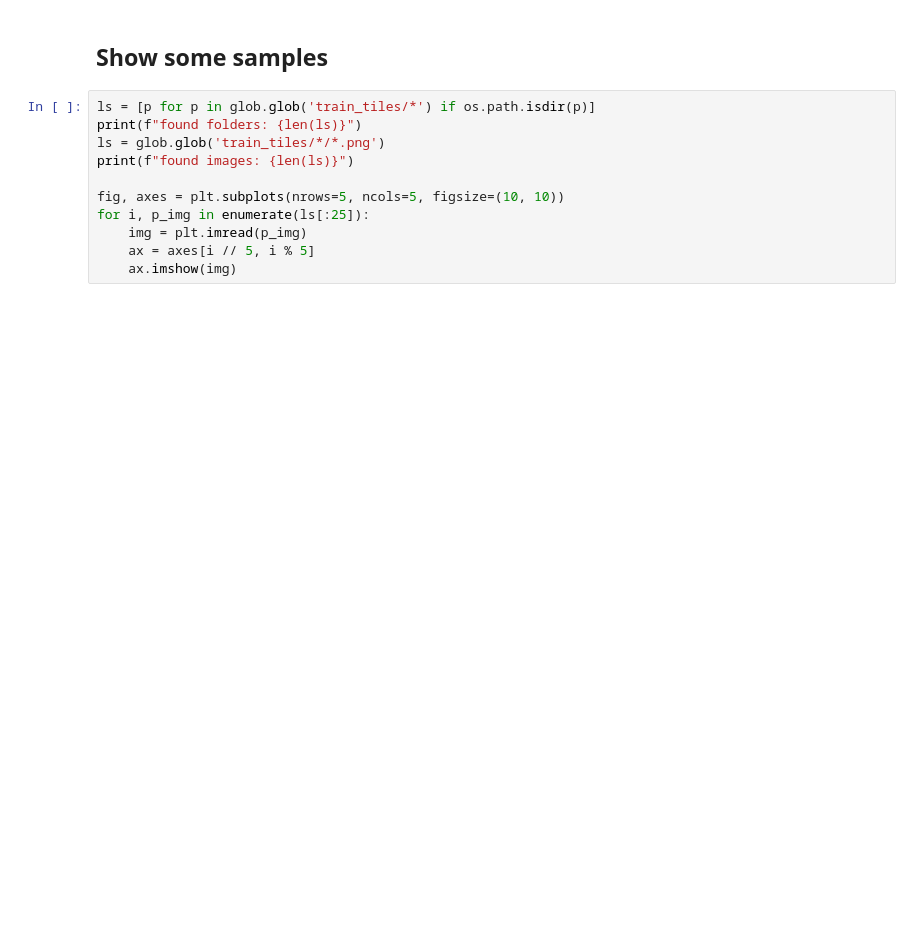
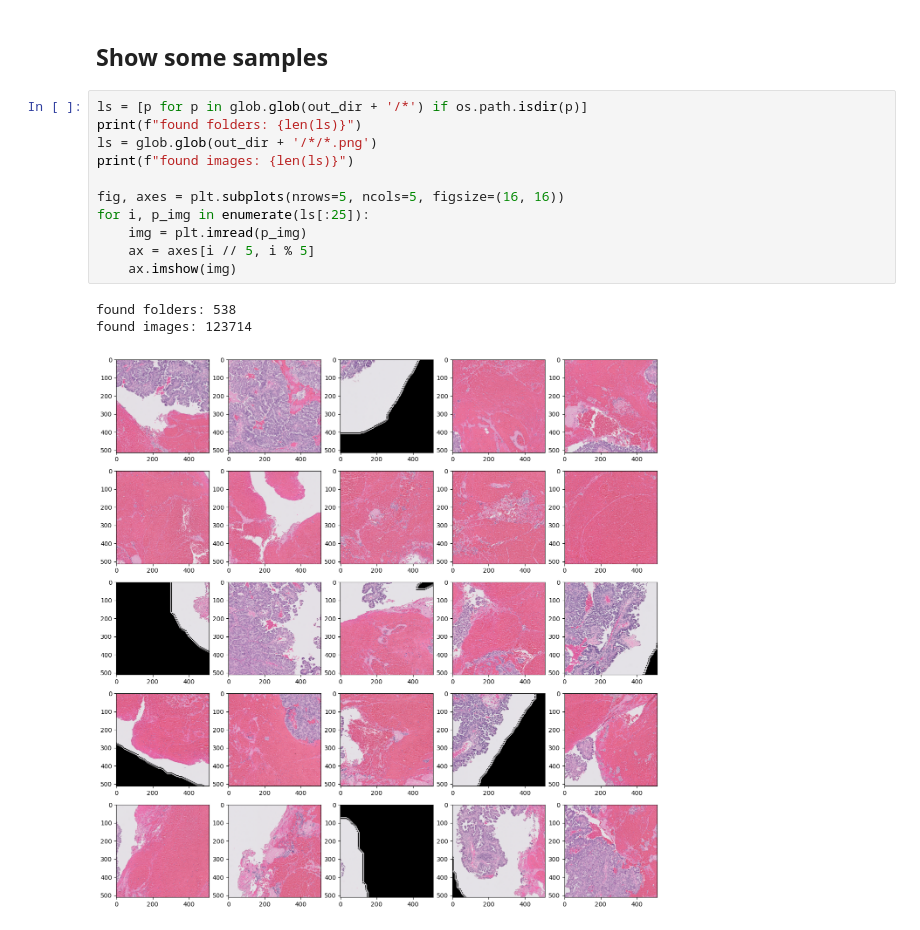
Before and after one commit to adamnarai/kaggle-ubc-ocean, a Jupyter notebook: src/split_tiles.ipynb, the cells around one changed output. Saved outputs shown, nothing was run; the diff lists cells and outputs as text; blank space fills up the shorter version.

```diff
--- a/src/split_tiles.ipynb
+++ b/src/split_tiles.ipynb
@@ -118,13 +139,17 @@ processing #14: /media/latlab/MR/projects/kaggle-ubc-ocean/data/train_images/114
 # %% [markdown]
 ## Show some samples
 # %%
-ls = [p for p in glob.glob('train_tiles/*') if os.path.isdir(p)]
+ls = [p for p in glob.glob(out_dir + '/*') if os.path.isdir(p)]
 print(f"found folders: {len(ls)}")
-ls = glob.glob('train_tiles/*/*.png')
+ls = glob.glob(out_dir + '/*/*.png')
 print(f"found images: {len(ls)}")
 
-fig, axes = plt.subplots(nrows=5, ncols=5, figsize=(10, 10))
+fig, axes = plt.subplots(nrows=5, ncols=5, figsize=(16, 16))
 for i, p_img in enumerate(ls[:25]):
     img = plt.imread(p_img)
     ax = axes[i // 5, i % 5]
     ax.imshow(img)
+# %% [output]
+found folders: 538
+found images: 123714
+[figure, added]
```
Also changed, not shown: parts of 1 cell of this notebook, 8 other files.
